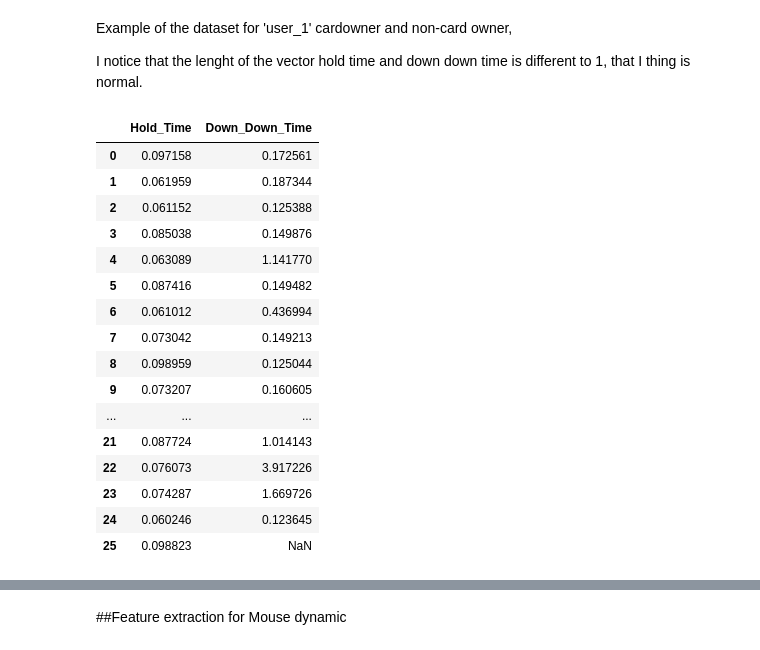
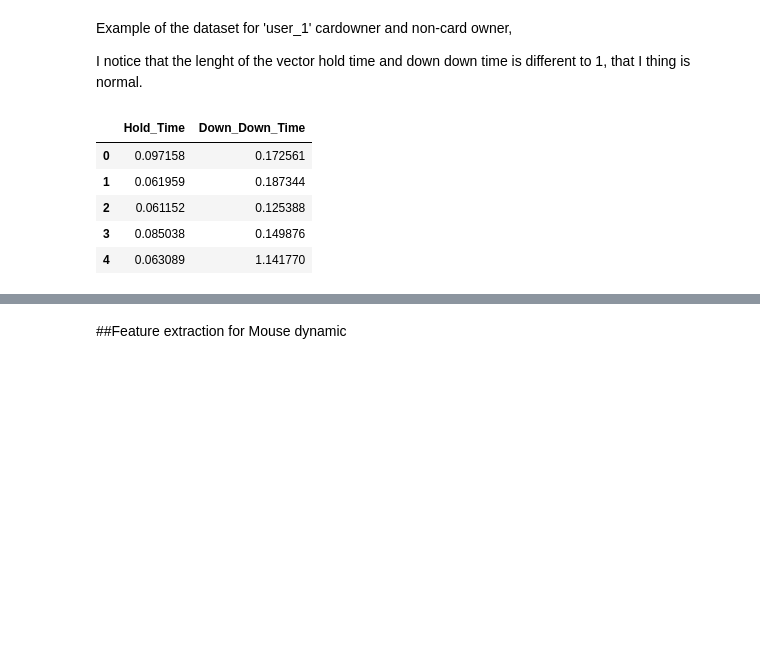
Before and after one commit to lechiffre7/Keystroke-and-mouse-dynamic-for-Credit-Card-Fraud-Detection, a Jupyter notebook: overview_of_biometric_data.ipynb, the cells around one changed output, grey strips where cells are left out. Drawn from its saved outputs; the diff is of its cells as text; code cells hidden in the pictures; blank space fills up the shorter version.

```diff
--- a/overview_of_biometric_data.ipynb
+++ b/overview_of_biometric_data.ipynb
@@ -207,27 +286,16 @@ Example of the dataset for 'user_1' cardowner and non-card owner,
 # %%
 #Example for the card-owner user 1 test 1
 
-User_1 = pd.read_csv('/content/drive/MyDrive/Dataset/behaviour_biometrics_dataset/Features_extracted/Keyboard_features/User_1/true_data/test_1.csv')
+h_d_user1_1 = pd.read_csv('/content/drive/MyDrive/Dataset/behaviour_biometrics_dataset/Features_extracted/Keyboard_features/User_1/true_data/test_1.csv')
 
-User_1
+h_d_user1_1.head()
 # %% [output]
 |  | Hold_Time | Down_Down_Time |
 | 0 | 0.097158 | 0.172561 |
 | 1 | 0.061959 | 0.187344 |
 | 2 | 0.061152 | 0.125388 |
 | 3 | 0.085038 | 0.149876 |
 | 4 | 0.063089 | 1.141770 |
-| 5 | 0.087416 | 0.149482 |
-| 6 | 0.061012 | 0.436994 |
-| 7 | 0.073042 | 0.149213 |
-| 8 | 0.098959 | 0.125044 |
-| 9 | 0.073207 | 0.160605 |
-| ... | ... | ... |
-| 21 | 0.087724 | 1.014143 |
-| 22 | 0.076073 | 3.917226 |
-| 23 | 0.074287 | 1.669726 |
-| 24 | 0.060246 | 0.123645 |
-| 25 | 0.098823 | NaN |
 # %%
 #Example of the non card-owner user 1 test 1
 
```
Also changed, not shown: parts of 26 cells of this notebook.
